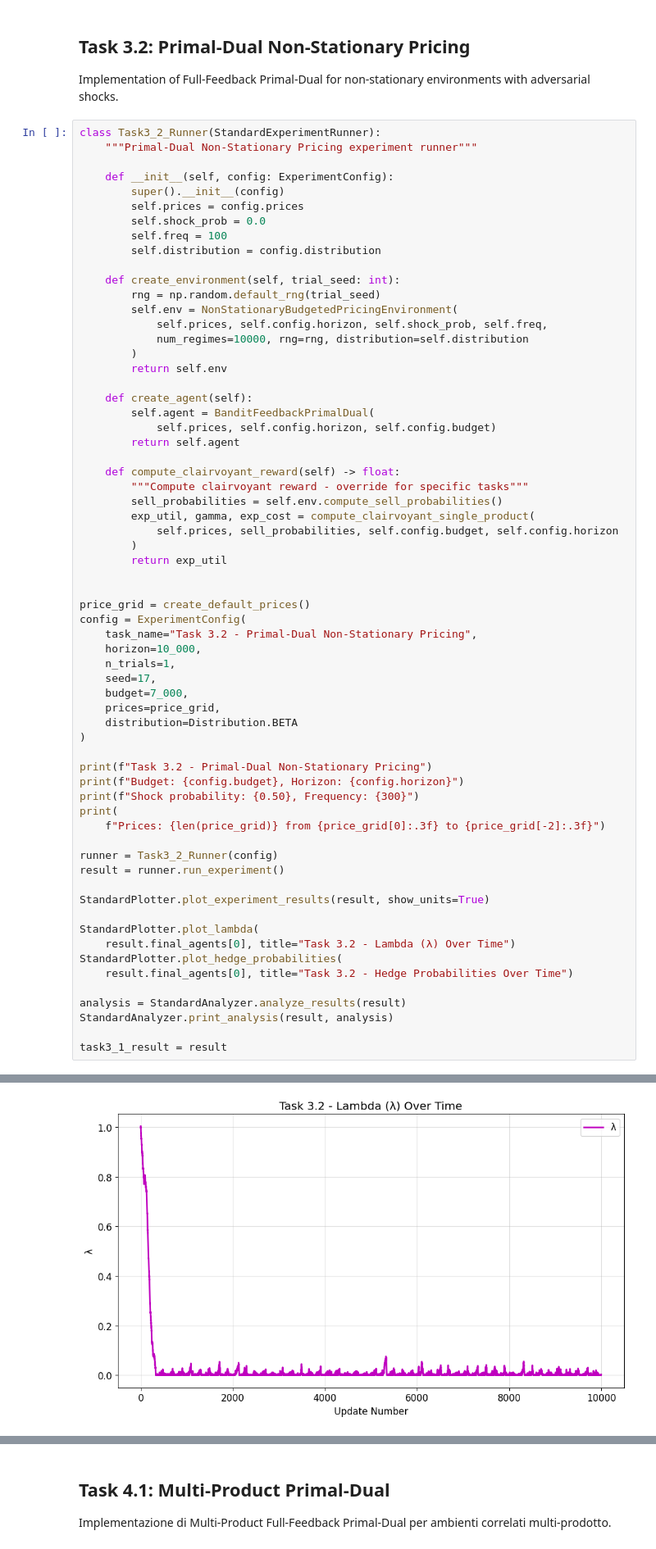
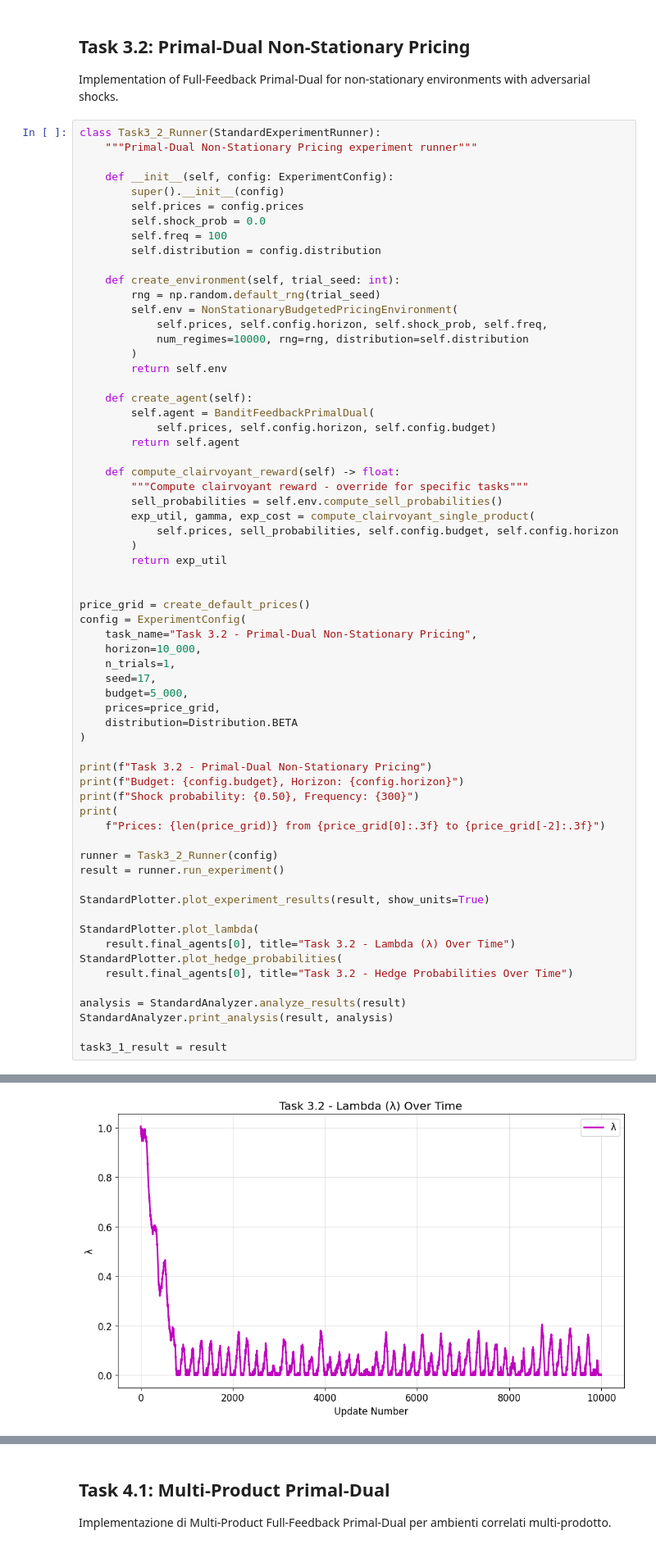
Before and after one commit to aceci0127/Online-Learning-Application-Group-Project, a Jupyter notebook: notebook.ipynb, the cells around one changed output, grey strips where cells are left out. Shown at 82% size. Saved outputs shown, nothing was run; the diff lists cells and outputs as text.

```diff
--- a/notebook.ipynb
+++ b/notebook.ipynb
@@ -482,7 +482,7 @@ config = ExperimentConfig(
     horizon=10_000,
     n_trials=1,
     seed=17,
-    budget=7_000,
+    budget=5_000,
     prices=price_grid,
     distribution=Distribution.BETA
 )
@@ -519,4 +519,4 @@ Trial 1/1... ✓
-[figure, old version]
+[figure, new version]
 No hedge history recorded in the agent.
 
 ============================================================
```
Also changed, not shown: parts of 3 cells of this notebook, 4 other files.
